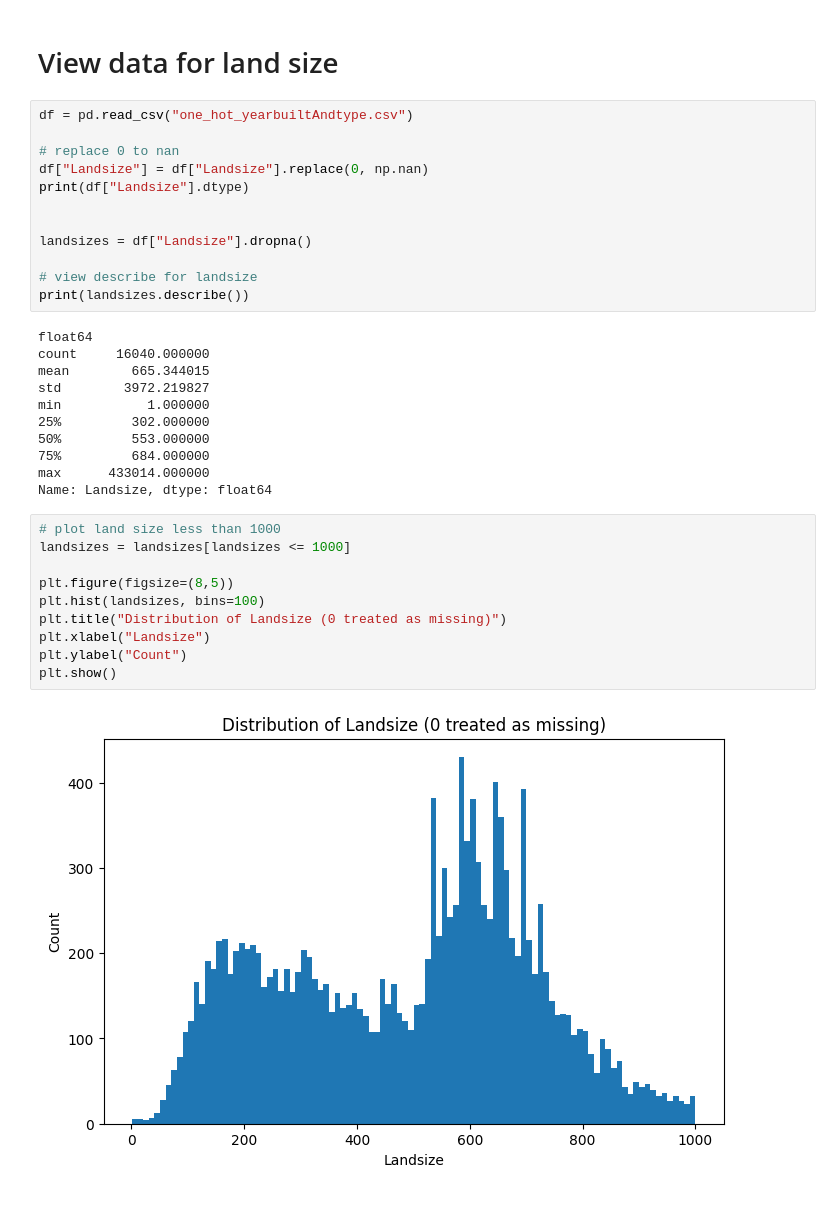
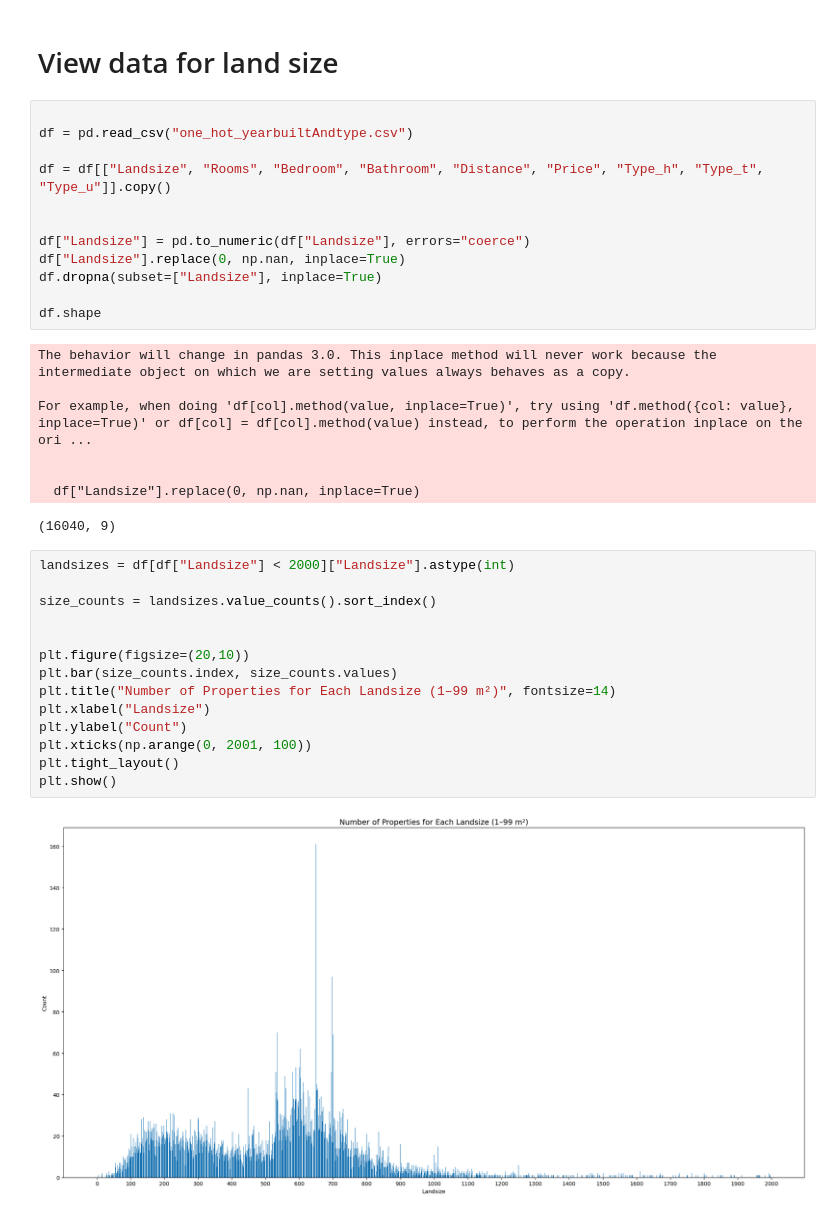
Before and after one commit to lzyixx/SML-Project, a Jupyter notebook: data_preprocessing.ipynb, the cells around one changed output. Drawn from its saved outputs; the diff is of its cells as text.

Commit message:
landsize fill in
landsize fill in

```diff
--- a/data_preprocessing.ipynb
+++ b/data_preprocessing.ipynb
@@ -489,37 +489,38 @@ df.to_csv("one_hot_yearbuiltAndtype.csv", index=False)
 # %% [markdown]
 # View data for land size
 # %%
+
 df = pd.read_csv("one_hot_yearbuiltAndtype.csv")
 
-# replace 0 to nan
-df["Landsize"] = df["Landsize"].replace(0, np.nan)
-print(df["Landsize"].dtype)
+df = df[["Landsize", "Rooms", "Bedroom", "Bathroom", "Distance", "Price", "Type_h", "Type_t", "Type_u"]].copy()
 
 
-landsizes = df["Landsize"].dropna()
+df["Landsize"] = pd.to_numeric(df["Landsize"], errors="coerce")
+df["Landsize"].replace(0, np.nan, inplace=True)
+df.dropna(subset=["Landsize"], inplace=True)
 
-# view describe for landsize
-print(landsizes.describe())
+df.shape
 # %% [output]
-float64
-count     16040.000000
-mean        665.344015
-std        3972.219827
-min           1.000000
-25%         302.000000
-50%         553.000000
-75%         684.000000
-max      433014.000000
-Name: Landsize, dtype: float64
+The behavior will change in pandas 3.0. This inplace method will never work because the intermediate object on which we are setting values always behaves as a copy.
+
+For example, when doing 'df[col].method(value, inplace=True)', try using 'df.method({col: value}, inplace=True)' or df[col] = df[col].method(value) instead, to perform the operation inplace on the ori ...
+
+
+  df["Landsize"].replace(0, np.nan, inplace=True)
+(16040, 9)
-# %%
-# plot land size less than 1000
-landsizes = landsizes[landsizes <= 1000]
-
-plt.figure(figsize=(8,5))
-plt.hist(landsizes, bins=100)
-plt.title("Distribution of Landsize (0 treated as missing)")
-plt.xlabel("Landsize")
-plt.ylabel("Count")
-plt.show()
-# %% [output]
-[figure, removed]
+# %%
+landsizes = df[df["Landsize"] < 2000]["Landsize"].astype(int)
+
+size_counts = landsizes.value_counts().sort_index()
+
+
+plt.figure(figsize=(20,10))
+plt.bar(size_counts.index, size_counts.values)
+plt.title("Number of Properties for Each Landsize (1–99 m²)", fontsize=14)
+plt.xlabel("Landsize")
+plt.ylabel("Count")
+plt.xticks(np.arange(0, 2001, 100))
+plt.tight_layout()
+plt.show()
+# %% [output]
+[figure, added]
```
Also changed, not shown: parts of 7 cells of this notebook, 1 other file.
